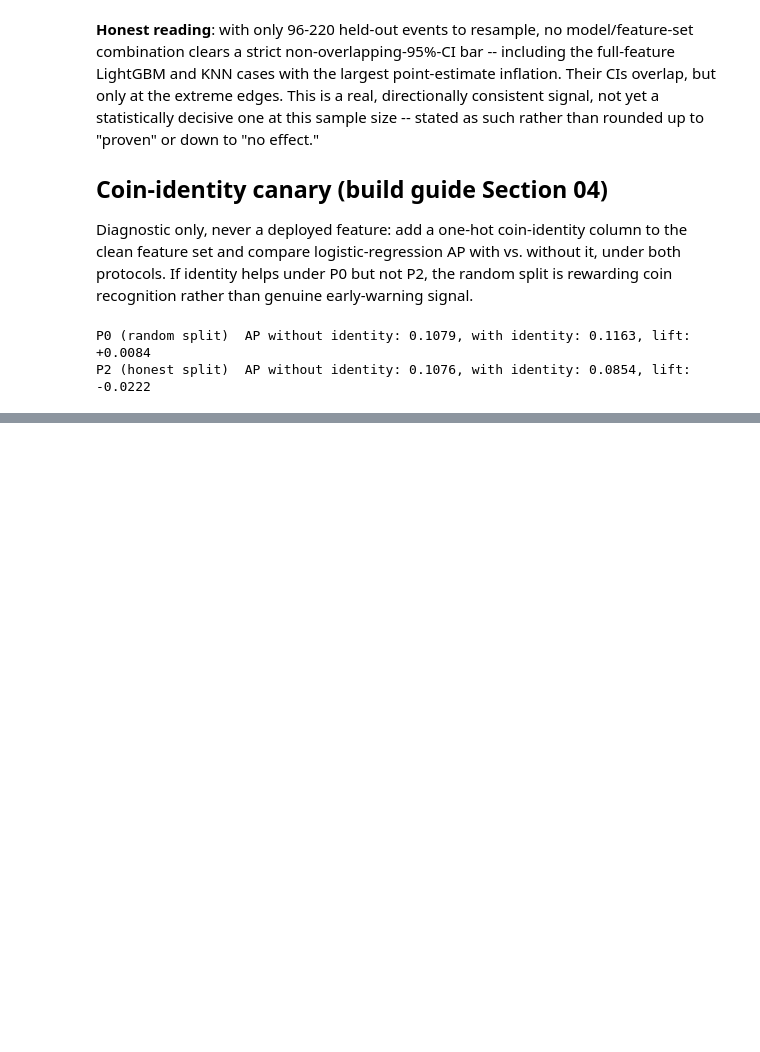
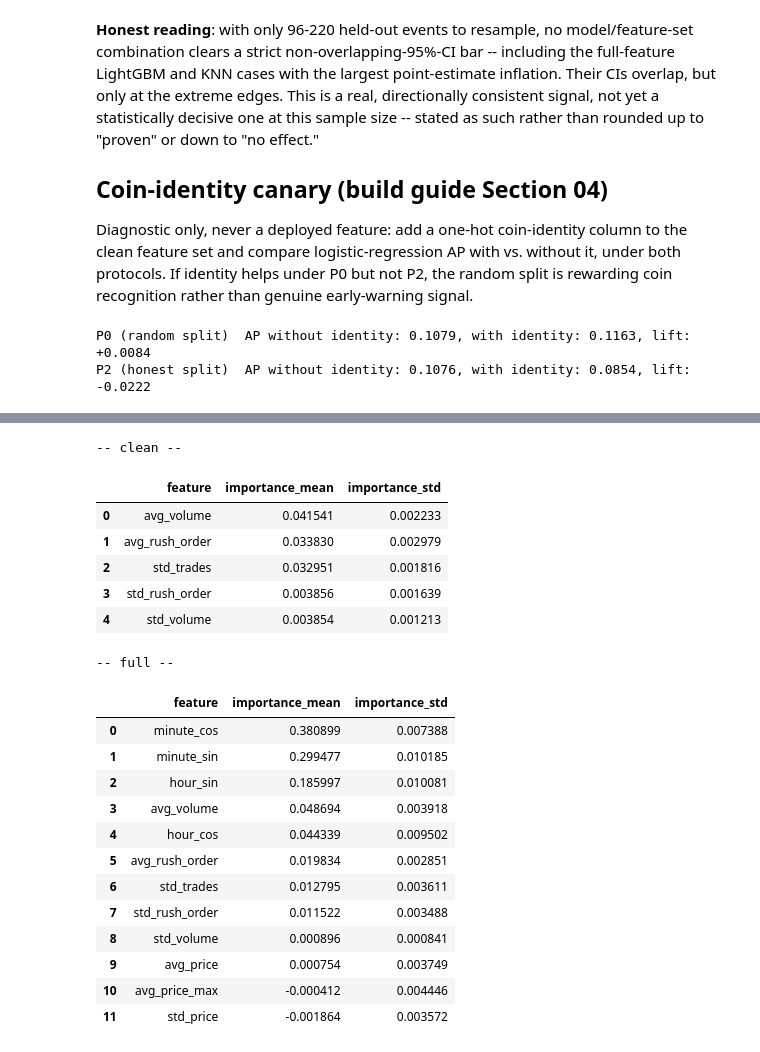
Before and after one commit to aveek-b/Pump-Radar, a Jupyter notebook: notebooks/KD_pumpradar_complete.ipynb, the cells around one changed output, grey strips where cells are left out. Drawn from its saved outputs; the diff is of its cells as text; code cells hidden in the pictures; blank space fills up the shorter version.

```diff
--- a/notebooks/KD_pumpradar_complete.ipynb
+++ b/notebooks/KD_pumpradar_complete.ipynb
@@ -378,0 +414,31 @@ honest chronological split. Consistent with the hypothesis, modest effect size.
+# %%
+with open(PROJECT_ROOT / "results" / "permutation_importance.json") as f:
+    perm_importance = json.load(f)
+
+for feature_set in ("clean", "full"):
+    print(f"-- {feature_set} --")
+    df = pd.DataFrame(perm_importance[feature_set])
+    display(df)
+    print()
+# %% [output]
+-- clean --
+|  | feature | importance_mean | importance_std |
+| 0 | avg_volume | 0.041541 | 0.002233 |
+| 1 | avg_rush_order | 0.033830 | 0.002979 |
+| 2 | std_trades | 0.032951 | 0.001816 |
+| 3 | std_rush_order | 0.003856 | 0.001639 |
+| 4 | std_volume | 0.003854 | 0.001213 |
+-- full --
+|  | feature | importance_mean | importance_std |
+| 0 | minute_cos | 0.380899 | 0.007388 |
+| 1 | minute_sin | 0.299477 | 0.010185 |
+| 2 | hour_sin | 0.185997 | 0.010081 |
+| 3 | avg_volume | 0.048694 | 0.003918 |
+| 4 | hour_cos | 0.044339 | 0.009502 |
+| 5 | avg_rush_order | 0.019834 | 0.002851 |
+| 6 | std_trades | 0.012795 | 0.003611 |
+| 7 | std_rush_order | 0.011522 | 0.003488 |
+| 8 | std_volume | 0.000896 | 0.000841 |
+| 9 | avg_price | 0.000754 | 0.003749 |
+| 10 | avg_price_max | -0.000412 | 0.004446 |
+| 11 | std_price | -0.001864 | 0.003572 |
```
Also changed, not shown: parts of 9 cells of this notebook, 13 other files.
